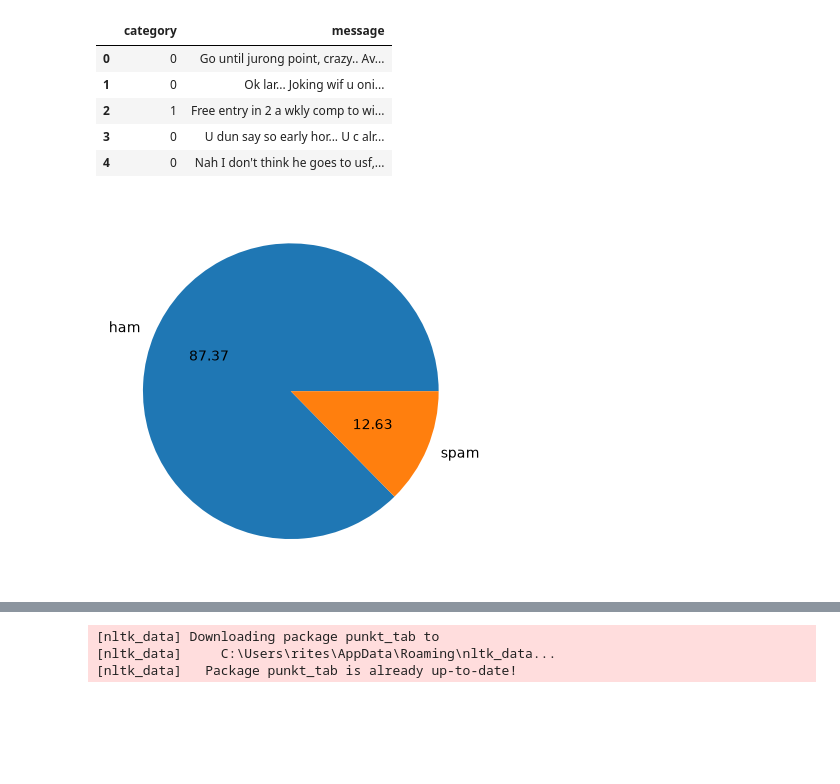
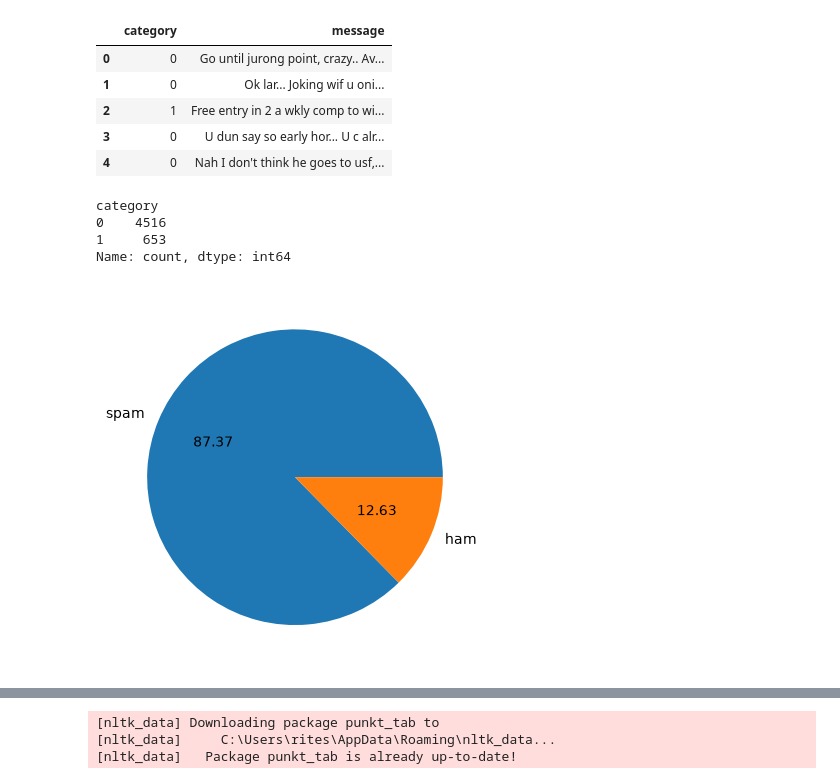
Before and after one commit to riteshmishra16/SMS-Spam-Classifier, a Jupyter notebook: main.ipynb, the cells around one changed output, grey strips where cells are left out. Saved outputs shown, nothing was run; the diff lists cells and outputs as text; code cells hidden in the pictures; blank space fills up the shorter version.

```diff
--- a/main.ipynb
+++ b/main.ipynb
@@ -93,10 +94,17 @@ df.head()
 | 2 | 1 | Free entry in 2 a wkly comp to wi... |
 | 3 | 0 | U dun say so early hor... U c alr... |
 | 4 | 0 | Nah I don't think he goes to usf,... |
+# %%
+df['category'].value_counts()
+# %% [output]
+category
+0    4516
+1     653
+Name: count, dtype: int64
 # %%
 import matplotlib.pyplot as plt
-plt.pie(df['category'].value_counts(), labels=['ham','spam'],autopct="%0.2f")
+plt.pie(df['category'].value_counts(), labels=['spam','ham'],autopct="%0.2f")
 plt.show()
 # %% [output]
-[figure, old version]
+[figure, new version]
 # %%
```
Also changed, not shown: parts of 9 cells of this notebook, 5 other files.
